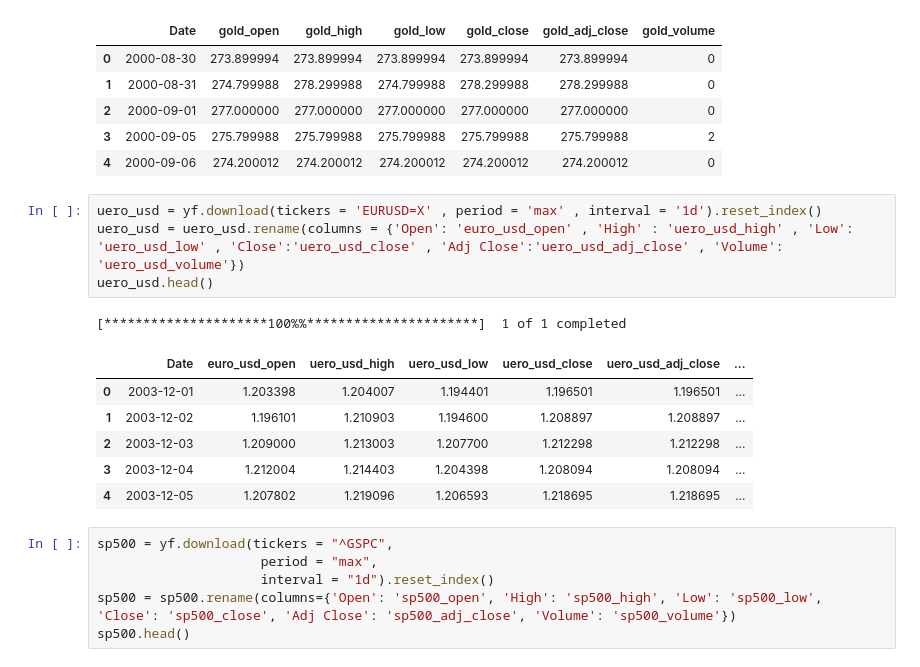
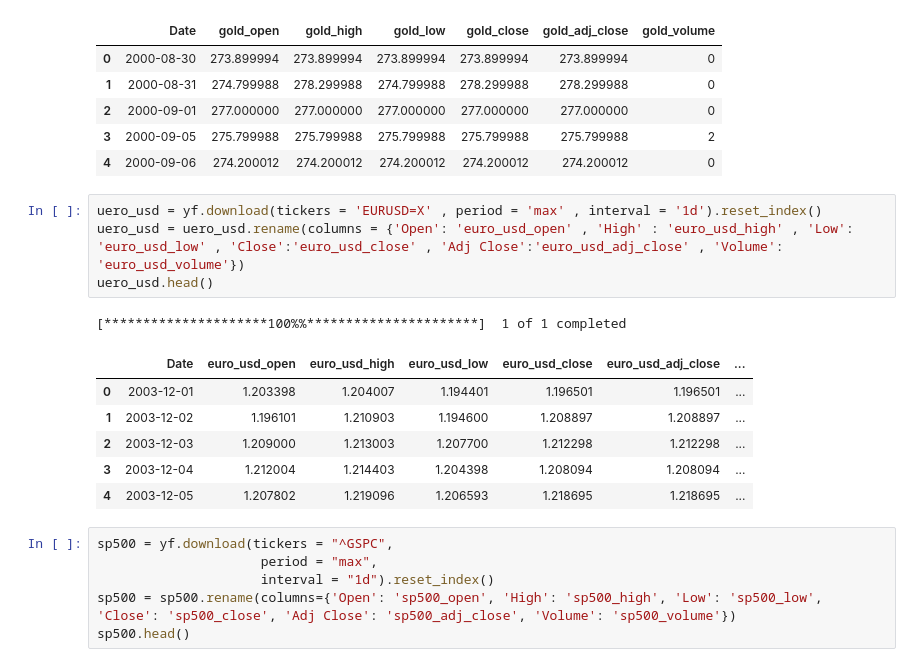
Before and after one commit to qdsb/crypto, a Jupyter notebook: problem_3_mf.ipynb, the cells around one changed output. Drawn from its saved outputs; the diff is of its cells as text.

```diff
--- a/problem_3_mf.ipynb
+++ b/problem_3_mf.ipynb
@@ -22,11 +22,11 @@ gold.head()
 | 4 | 2000-09-06 | 274.200012 | 274.200012 | 274.200012 | 274.200012 | 274.200012 | 0 |
 # %%
 uero_usd = yf.download(tickers = 'EURUSD=X' , period = 'max' , interval = '1d').reset_index()
-uero_usd = uero_usd.rename(columns = {'Open': 'euro_usd_open' , 'High' : 'uero_usd_high' , 'Low': 'uero_usd_low' , 'Close':'uero_usd_close' , 'Adj Close':'uero_usd_adj_close' , 'Volume': 'uero_usd_volume'})
+uero_usd = uero_usd.rename(columns = {'Open': 'euro_usd_open' , 'High' : 'euro_usd_high' , 'Low': 'euro_usd_low' , 'Close':'euro_usd_close' , 'Adj Close':'euro_usd_adj_close' , 'Volume': 'euro_usd_volume'})
 uero_usd.head()
 # %% [output]
 [*********************100%%**********************]  1 of 1 completed
-|  | Date | euro_usd_open | uero_usd_high | uero_usd_low | uero_usd_close | uero_usd_adj_close | ... |
+|  | Date | euro_usd_open | euro_usd_high | euro_usd_low | euro_usd_close | euro_usd_adj_close | ... |
 | 0 | 2003-12-01 | 1.203398 | 1.204007 | 1.194401 | 1.196501 | 1.196501 | ... |
 | 1 | 2003-12-02 | 1.196101 | 1.210903 | 1.194600 | 1.208897 | 1.208897 | ... |
 | 2 | 2003-12-03 | 1.209000 | 1.213003 | 1.207700 | 1.212298 | 1.212298 | ... |
```
Also changed, not shown: parts of 13 cells of this notebook.
